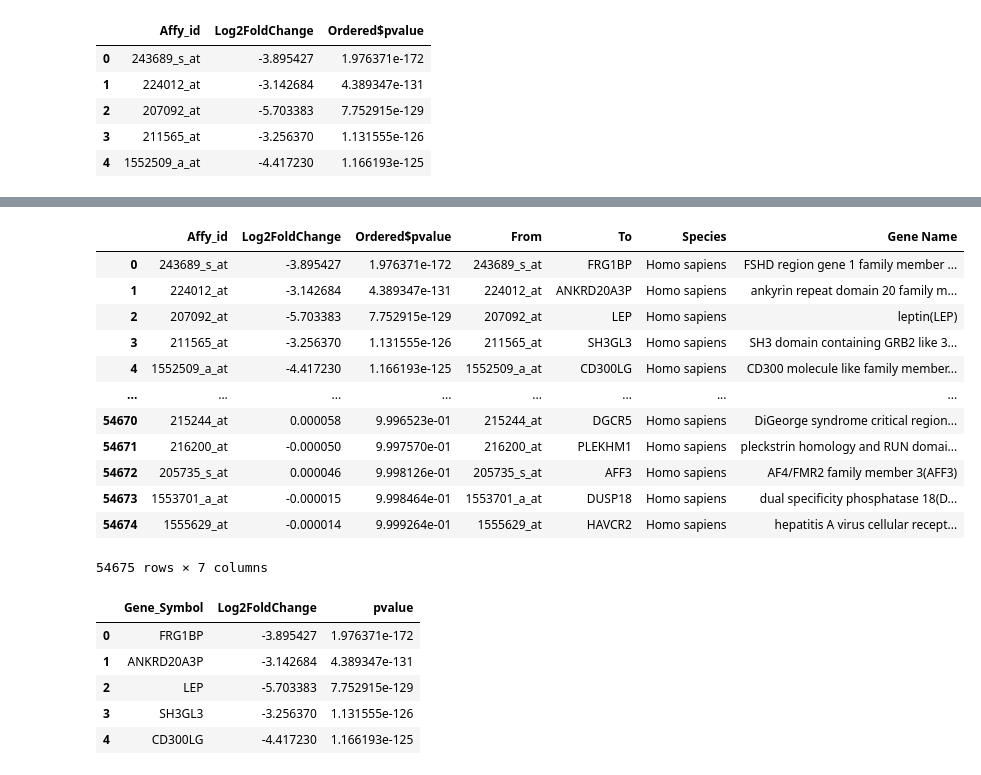
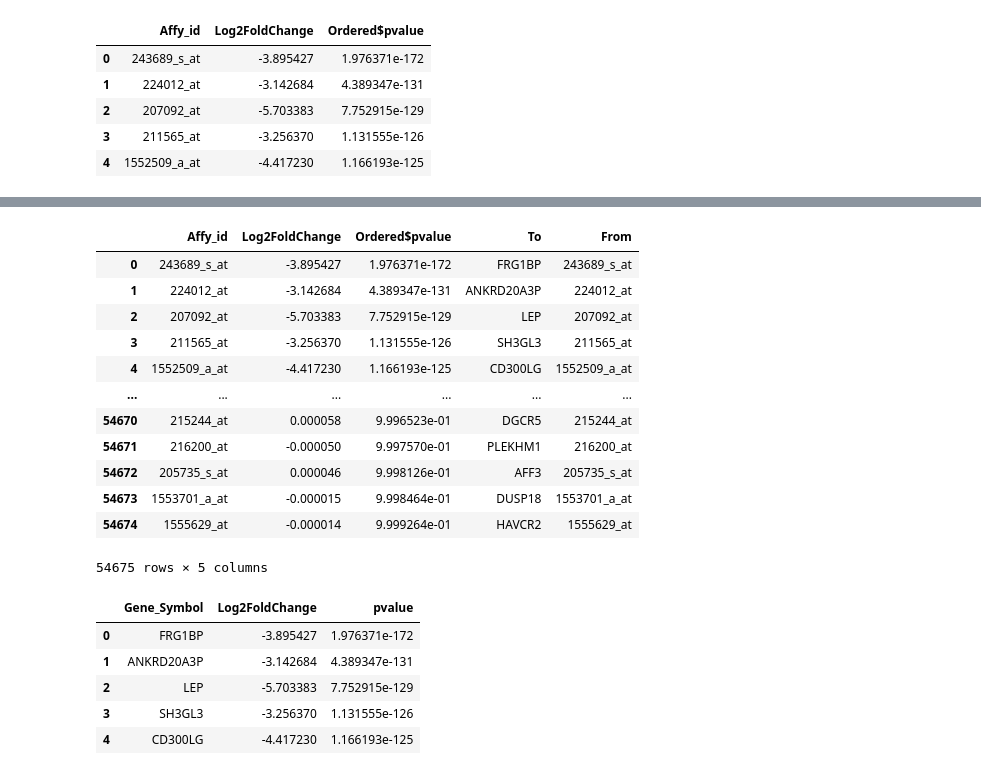
Before and after one commit to AlexWei21/Breast-Cancer-Gene-Regulatory-Network-and-Risk-Prediction, a Jupyter notebook: Code/GDE_Data_Translation.ipynb, the cells around one changed output, grey strips where cells are left out. Cells and saved outputs as stored; diff of their text form; code cells hidden in the pictures.

Commit message:
Updated Gene Names

```diff
--- a/Code/GDE_Data_Translation.ipynb
+++ b/Code/GDE_Data_Translation.ipynb
@@ -21,6 +21,6 @@ GDE_Data.head()
 | 3 | 211565_at | -3.256370 | 1.131555e-126 |
 | 4 | 1552509_a_at | -4.417230 | 1.166193e-125 |
 # %%
-Translation_Table = pd.read_csv("../Data/DAVID_id_convertion.txt", sep='\t')
+Translation_Table = pd.read_csv("../Data/post_EDA_v3.csv")
 Translation_Table.head()
 # %% [output]
@@ -32,0 +34,6 @@ Translation_Table.head()
+# %%
+To = pd.DataFrame(Translation_Table.iloc[0,3:])
+To['From'] = To.index
+To = To.reset_index(drop=True)
+new_Translation_Table = To.rename(columns={0: 'To'})
+new_Translation_Table
@@ -33,20 +54,20 @@ Translation_Table.head()
 # %%
-Translated_GDE = GDE_Data.merge(right = Translation_Table, left_on = 'Affy_id', right_on='From', how='left')
+Translated_GDE = GDE_Data.merge(right = new_Translation_Table, left_on = 'Affy_id', right_on='From', how='left')
 Translated_GDE
 # %% [output]
-|  | Affy_id | Log2FoldChange | Ordered$pvalue | From | To | Species | Gene Name |
-| 0 | 243689_s_at | -3.895427 | 1.976371e-172 | 243689_s_at | FRG1BP | Homo sapiens | FSHD region gene 1 family member ... |
-| 1 | 224012_at | -3.142684 | 4.389347e-131 | 224012_at | ANKRD20A3P | Homo sapiens | ankyrin repeat domain 20 family m... |
-| 2 | 207092_at | -5.703383 | 7.752915e-129 | 207092_at | LEP | Homo sapiens | leptin(LEP) |
-| 3 | 211565_at | -3.256370 | 1.131555e-126 | 211565_at | SH3GL3 | Homo sapiens | SH3 domain containing GRB2 like 3... |
-| 4 | 1552509_a_at | -4.417230 | 1.166193e-125 | 1552509_a_at | CD300LG | Homo sapiens | CD300 molecule like family member... |
-| ... | ... | ... | ... | ... | ... | ... | ... |
-| 54670 | 215244_at | 0.000058 | 9.996523e-01 | 215244_at | DGCR5 | Homo sapiens | DiGeorge syndrome critical region... |
-| 54671 | 216200_at | -0.000050 | 9.997570e-01 | 216200_at | PLEKHM1 | Homo sapiens | pleckstrin homology and RUN domai... |
-| 54672 | 205735_s_at | 0.000046 | 9.998126e-01 | 205735_s_at | AFF3 | Homo sapiens | AF4/FMR2 family member 3(AFF3) |
-| 54673 | 1553701_a_at | -0.000015 | 9.998464e-01 | 1553701_a_at | DUSP18 | Homo sapiens | dual specificity phosphatase 18(D... |
-| 54674 | 1555629_at | -0.000014 | 9.999264e-01 | 1555629_at | HAVCR2 | Homo sapiens | hepatitis A virus cellular recept... |
+|  | Affy_id | Log2FoldChange | Ordered$pvalue | To | From |
+| 0 | 243689_s_at | -3.895427 | 1.976371e-172 | FRG1BP | 243689_s_at |
+| 1 | 224012_at | -3.142684 | 4.389347e-131 | ANKRD20A3P | 224012_at |
+| 2 | 207092_at | -5.703383 | 7.752915e-129 | LEP | 207092_at |
+| 3 | 211565_at | -3.256370 | 1.131555e-126 | SH3GL3 | 211565_at |
+| 4 | 1552509_a_at | -4.417230 | 1.166193e-125 | CD300LG | 1552509_a_at |
+| ... | ... | ... | ... | ... | ... |
+| 54670 | 215244_at | 0.000058 | 9.996523e-01 | DGCR5 | 215244_at |
+| 54671 | 216200_at | -0.000050 | 9.997570e-01 | PLEKHM1 | 216200_at |
+| 54672 | 205735_s_at | 0.000046 | 9.998126e-01 | AFF3 | 205735_s_at |
+| 54673 | 1553701_a_at | -0.000015 | 9.998464e-01 | DUSP18 | 1553701_a_at |
+| 54674 | 1555629_at | -0.000014 | 9.999264e-01 | HAVCR2 | 1555629_at |
-54675 rows × 7 columns
+54675 rows × 5 columns
 # %%
 GDE_Gene_Symbol = Translated_GDE[['To', 'Log2FoldChange', 'Ordered$pvalue']]
 GDE_Gene_Symbol = GDE_Gene_Symbol.rename(columns={'To':'Gene_Symbol', 'Ordered$pvalue': 'pvalue'})
```
Also changed, not shown: parts of 3 cells of this notebook, 3 other files.
